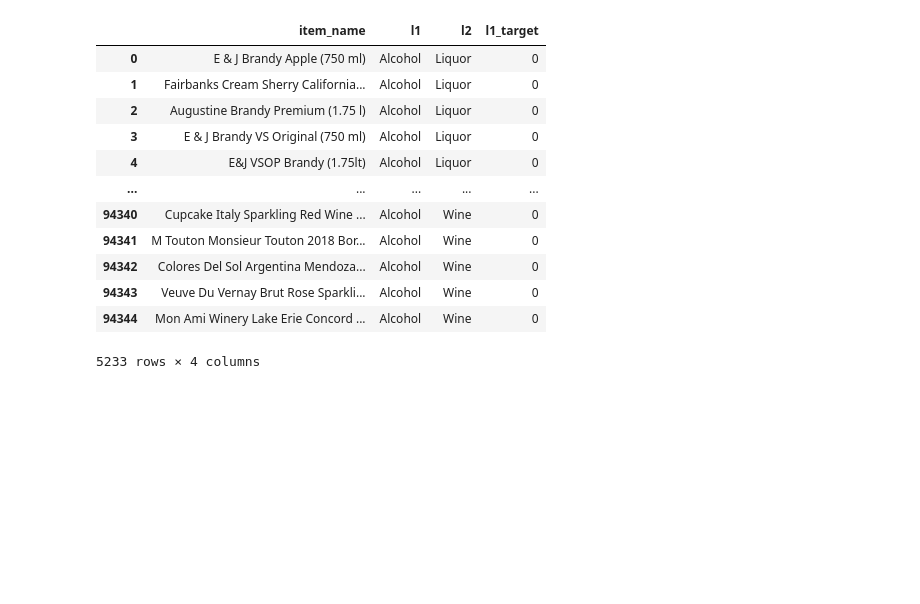
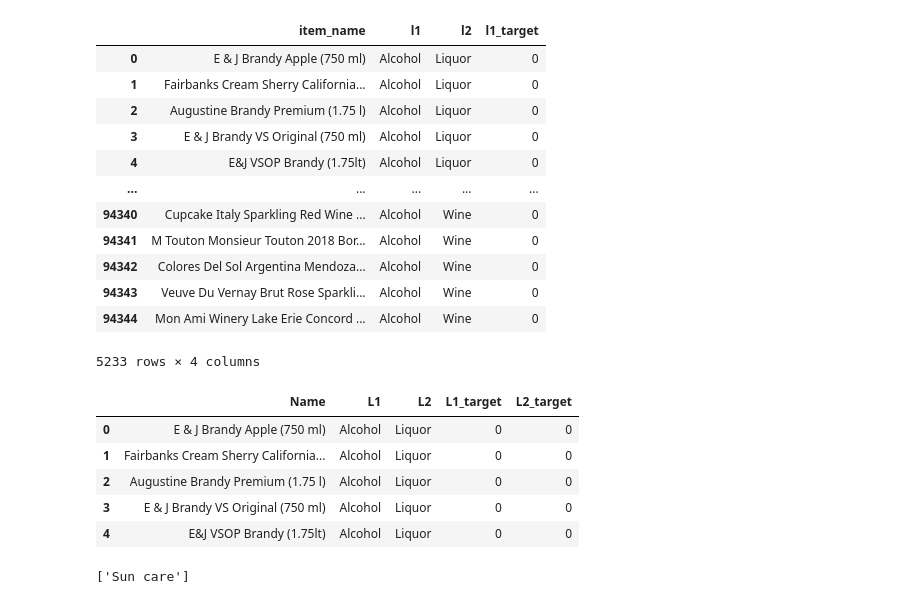
Before and after one commit to AbhiSivaprasad/doordash-ml, a Jupyter notebook: notebooks/Doordash Baseline.ipynb, the cells around one changed output. Drawn from its saved outputs; the diff is of its cells as text; code cells hidden in the pictures; blank space fills up the shorter version.

```diff
--- a/notebooks/Doordash Baseline.ipynb
+++ b/notebooks/Doordash Baseline.ipynb
@@ -547,3 +566,19 @@ dts[0][1]
 | 94343 | Veuve Du Vernay Brut Rose Sparkli... | Alcohol | Wine | 0 |
 | 94344 | Mon Ami Winery Lake Erie Concord ... | Alcohol | Wine | 0 |
 5233 rows × 4 columns
+# %%
+# read full data
+df = pd.read_csv('../data/processed/doordash.csv')
+df.head()
+# %% [output]
+|  | Name | L1 | L2 | L1_target | L2_target |
+| 0 | E & J Brandy Apple (750 ml) | Alcohol | Liquor | 0 | 0 |
+| 1 | Fairbanks Cream Sherry California... | Alcohol | Liquor | 0 | 0 |
+| 2 | Augustine Brandy Premium (1.75 l) | Alcohol | Liquor | 0 | 0 |
+| 3 | E & J Brandy VS Original (750 ml) | Alcohol | Liquor | 0 | 0 |
+| 4 | E&J VSOP Brandy (1.75lt) | Alcohol | Liquor | 0 | 0 |
+# %%
+x = df[df["L1"] == "Personal Care"]["L2"].value_counts()
+list(x[x <= 1].index)
+# %% [output]
+['Sun care']
```
Also changed, not shown: parts of 6 cells of this notebook.
